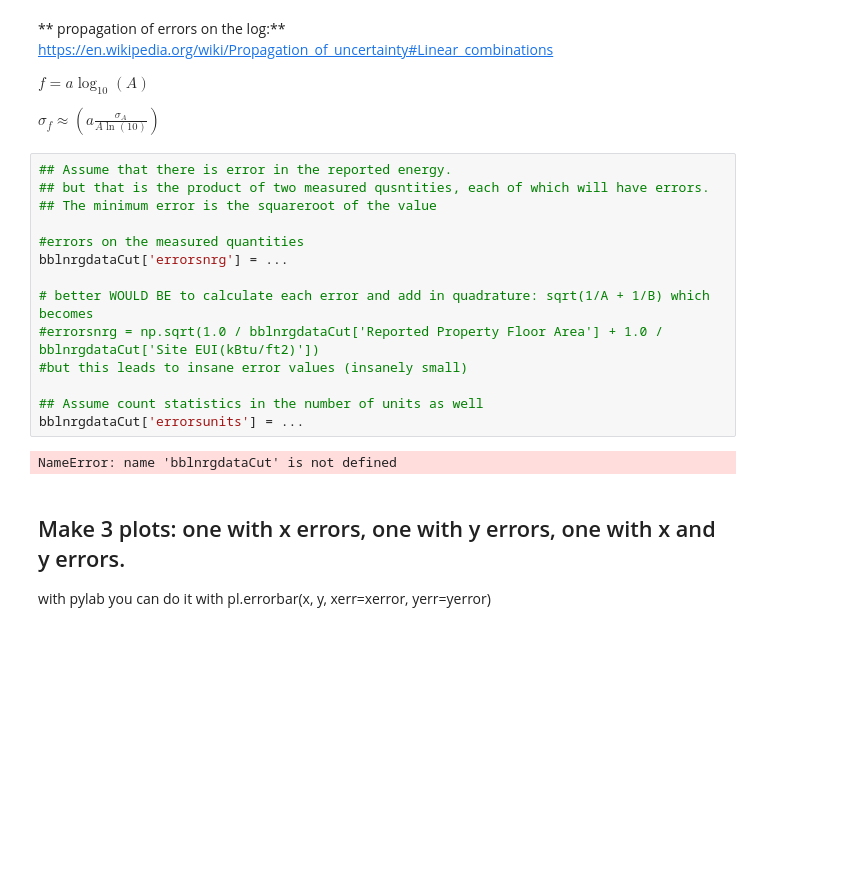
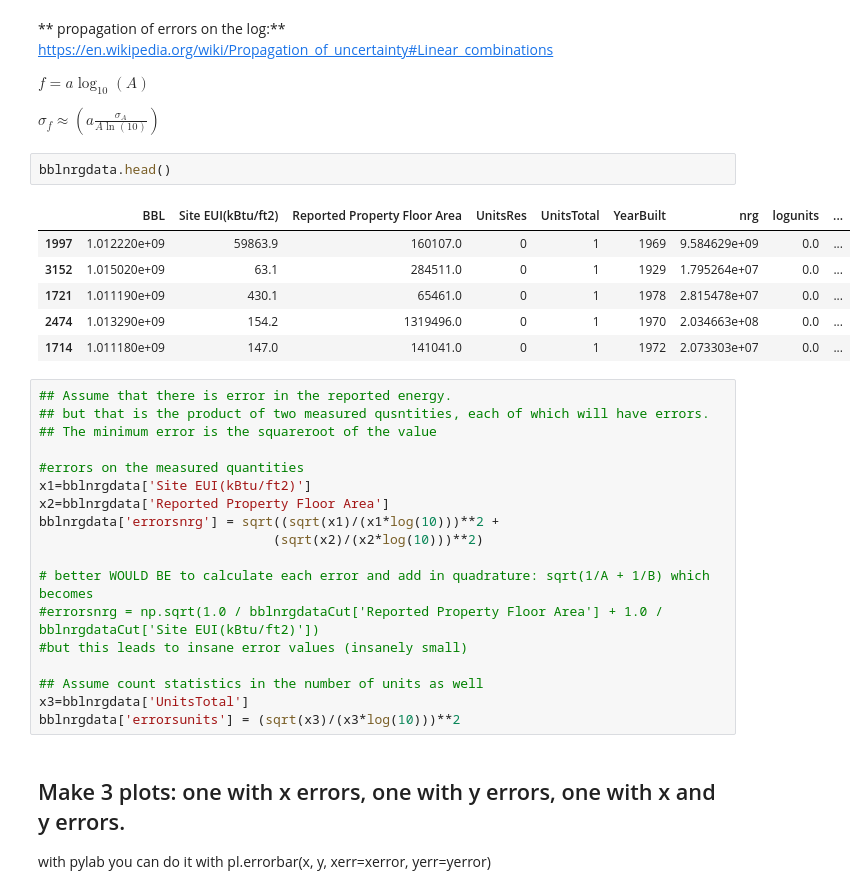
Before and after one commit to zem232/PUI2018_zem232, a Jupyter notebook: HW10_zem232/HW10_zem232_BldgNRG.ipynb, the cells around one changed output. Saved outputs shown, nothing was run; the diff lists cells and outputs as text; blank space fills up the shorter version.

```diff
--- a/HW10_zem232/HW10_zem232_BldgNRG.ipynb
+++ b/HW10_zem232/HW10_zem232_BldgNRG.ipynb
@@ -681,22 +683,33 @@ https://en.wikipedia.org/wiki/Propagation_of_uncertainty#Linear_combinations
 $f=a\log _{10}(A)$
 
 $\sigma _{f}\approx \left(a{\frac {\sigma _{A}}{A\ln(10)}}\right)$
+# %%
+bblnrgdata.head()
+# %% [output]
+|  | BBL | Site EUI(kBtu/ft2) | Reported Property Floor Area | UnitsRes | UnitsTotal | YearBuilt | nrg | logunits | ... |
+| 1997 | 1.012220e+09 | 59863.9 | 160107.0 | 0 | 1 | 1969 | 9.584629e+09 | 0.0 | ... |
+| 3152 | 1.015020e+09 | 63.1 | 284511.0 | 0 | 1 | 1929 | 1.795264e+07 | 0.0 | ... |
+| 1721 | 1.011190e+09 | 430.1 | 65461.0 | 0 | 1 | 1978 | 2.815478e+07 | 0.0 | ... |
+| 2474 | 1.013290e+09 | 154.2 | 1319496.0 | 0 | 1 | 1970 | 2.034663e+08 | 0.0 | ... |
+| 1714 | 1.011180e+09 | 147.0 | 141041.0 | 0 | 1 | 1972 | 2.073303e+07 | 0.0 | ... |
 # %%
 ## Assume that there is error in the reported energy.
 ## but that is the product of two measured qusntities, each of which will have errors.
 ## The minimum error is the squareroot of the value
 
 #errors on the measured quantities
-bblnrgdataCut['errorsnrg'] = ...
+x1=bblnrgdata['Site EUI(kBtu/ft2)']
+x2=bblnrgdata['Reported Property Floor Area']
+bblnrgdata['errorsnrg'] = sqrt((sqrt(x1)/(x1*log(10)))**2 +
+                              (sqrt(x2)/(x2*log(10)))**2)
 
 # better WOULD BE to calculate each error and add in quadrature: sqrt(1/A + 1/B) which becomes
 #errorsnrg = np.sqrt(1.0 / bblnrgdataCut['Reported Property Floor Area'] + 1.0 / bblnrgdataCut['Site EUI(kBtu/ft2)'])
 #but this leads to insane error values (insanely small)
 
 ## Assume count statistics in the number of units as well
-bblnrgdataCut['errorsunits'] = ...
+x3=bblnrgdata['UnitsTotal']
+bblnrgdata['errorsunits'] = (sqrt(x3)/(x3*log(10)))**2
-# %% [output]
-NameError: name 'bblnrgdataCut' is not defined
 # %% [markdown]
 ## Make 3 plots: one with x errors, one with y errors, one with x and y errors.
 
```
Also changed, not shown: parts of 7 cells of this notebook.
